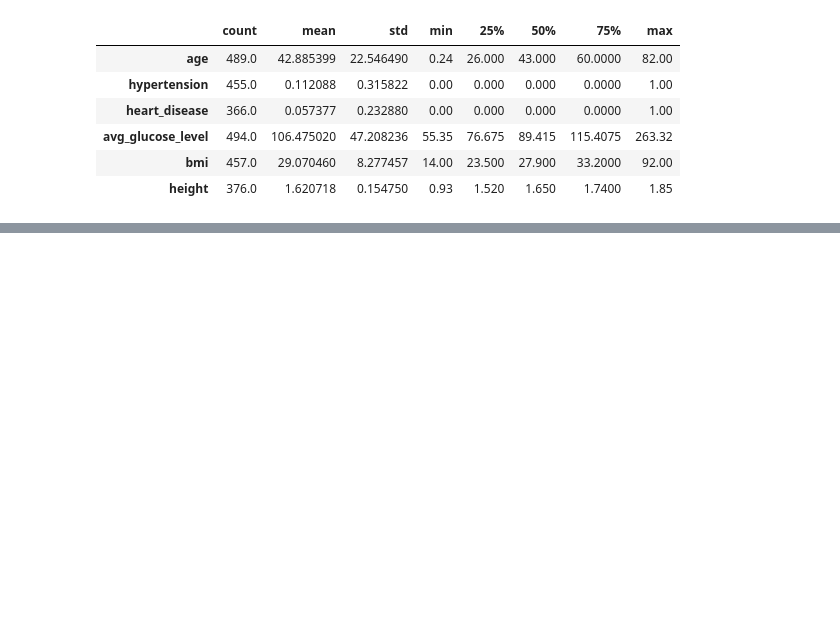
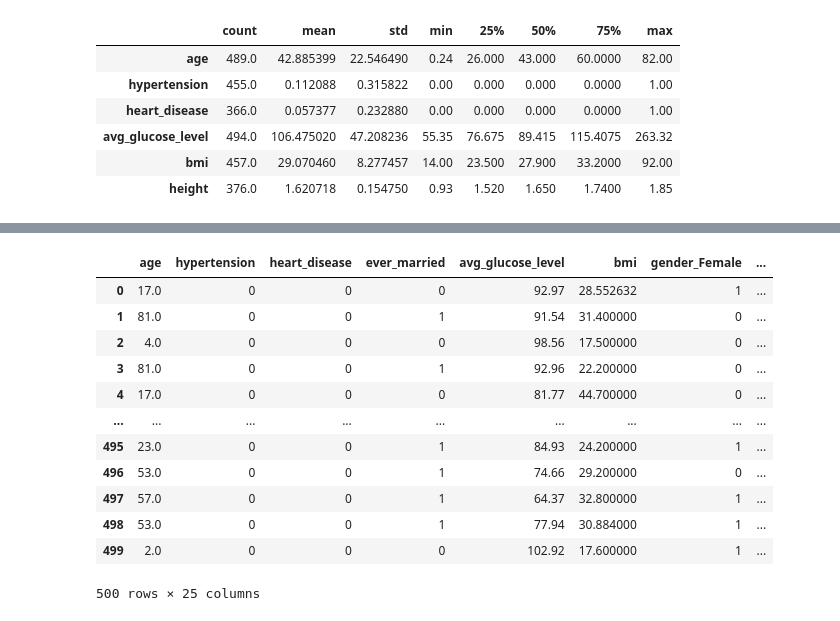
Before and after one commit to VinhDevNguyen/Stroke-Prediction, a Jupyter notebook: TestEDA.ipynb, the cells around one changed output, grey strips where cells are left out. Saved outputs shown, nothing was run; the diff lists cells and outputs as text; code cells hidden in the pictures; blank space fills up the shorter version.

```diff
--- a/TestEDA.ipynb
+++ b/TestEDA.ipynb
@@ -76,0 +332,18 @@ def impute_bmi(cols):
+# %%
+for i in categorical_features_oh:
+    df.drop(columns=i, axis=1, inplace=True)
+df
+# %% [output]
+|  | age | hypertension | heart_disease | ever_married | avg_glucose_level | bmi | gender_Female | ... |
+| 0 | 17.0 | 0 | 0 | 0 | 92.97 | 28.552632 | 1 | ... |
+| 1 | 81.0 | 0 | 0 | 1 | 91.54 | 31.400000 | 0 | ... |
+| 2 | 4.0 | 0 | 0 | 0 | 98.56 | 17.500000 | 0 | ... |
+| 3 | 81.0 | 0 | 0 | 1 | 92.96 | 22.200000 | 0 | ... |
+| 4 | 17.0 | 0 | 0 | 0 | 81.77 | 44.700000 | 0 | ... |
+| ... | ... | ... | ... | ... | ... | ... | ... | ... |
+| 495 | 23.0 | 0 | 0 | 1 | 84.93 | 24.200000 | 1 | ... |
+| 496 | 53.0 | 0 | 0 | 1 | 74.66 | 29.200000 | 0 | ... |
+| 497 | 57.0 | 0 | 0 | 1 | 64.37 | 32.800000 | 1 | ... |
+| 498 | 53.0 | 0 | 0 | 1 | 77.94 | 30.884000 | 1 | ... |
+| 499 | 2.0 | 0 | 0 | 0 | 102.92 | 17.600000 | 1 | ... |
+500 rows × 25 columns
```
Also changed, not shown: parts of 38 cells of this notebook, 1 other file.
